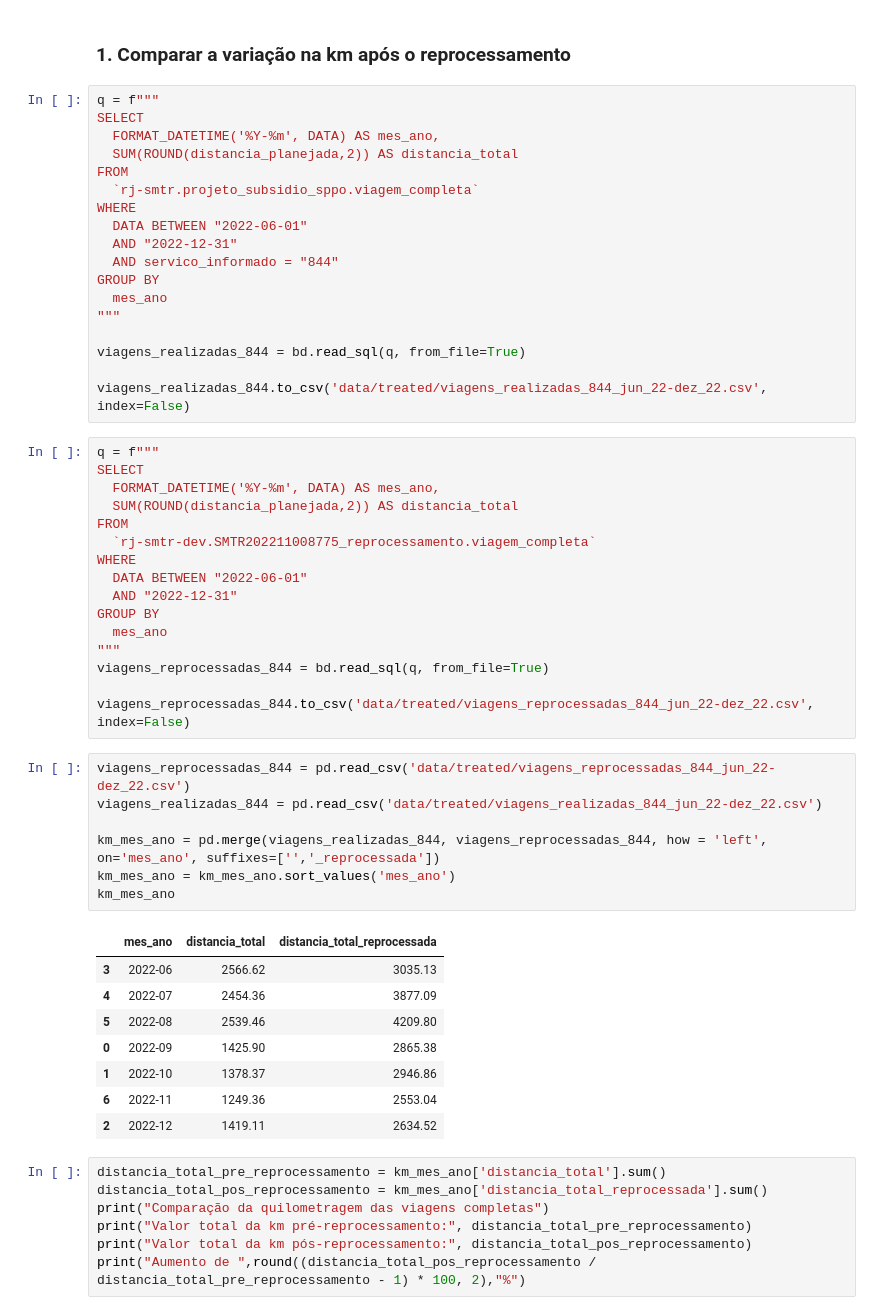
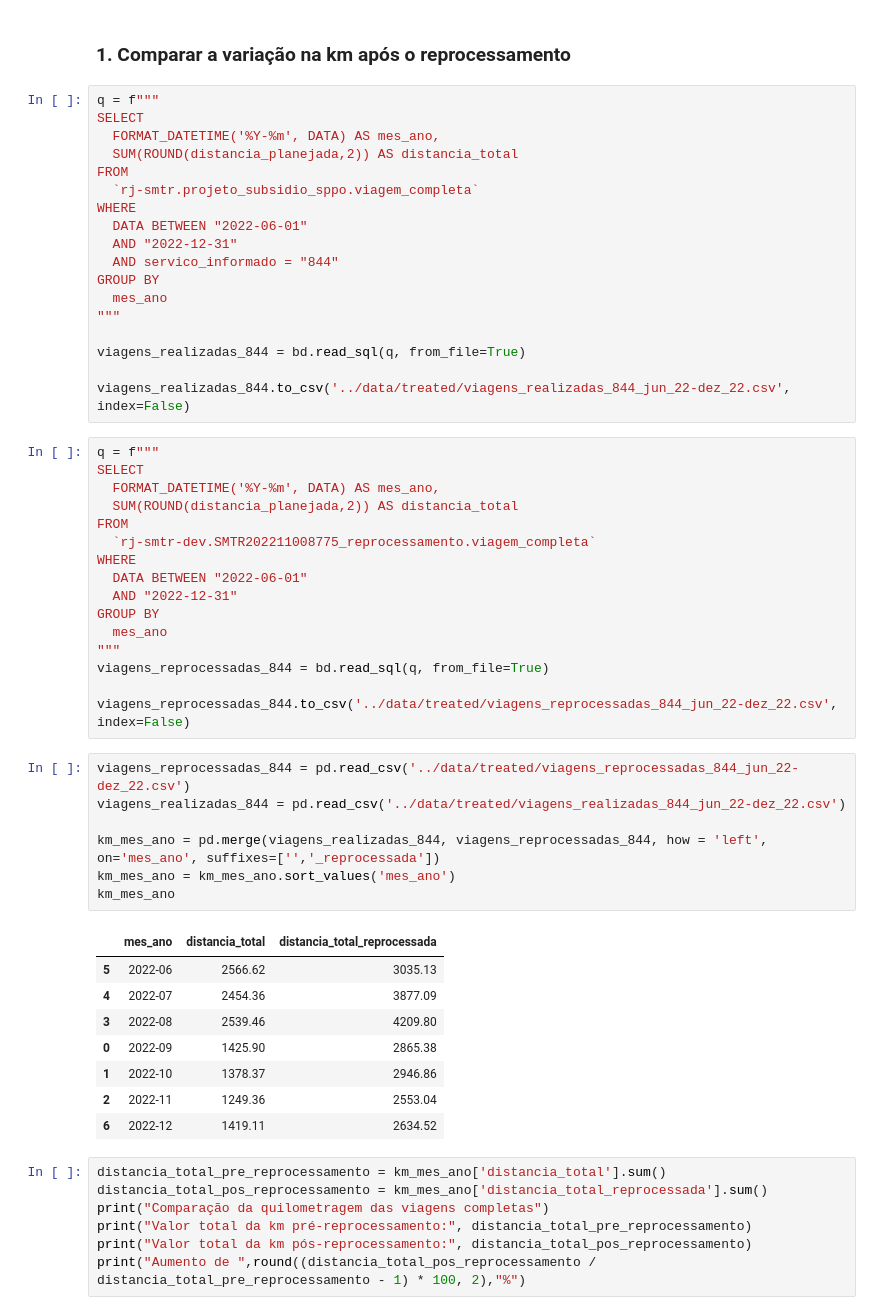
Before and after one commit to RJ-SMTR/subsidio_recursos, a Jupyter notebook: SMTR202211008775_844_2022-11-30/notebooks/2_reprocessamento_844.ipynb, the cells around one changed output. Drawn from its saved outputs; the diff is of its cells as text.

```diff
--- a/SMTR202211008775_844_2022-11-30/notebooks/2_reprocessamento_844.ipynb
+++ b/SMTR202211008775_844_2022-11-30/notebooks/2_reprocessamento_844.ipynb
@@ -82,7 +80,7 @@ GROUP BY
 
 viagens_realizadas_844 = bd.read_sql(q, from_file=True)
 
-viagens_realizadas_844.to_csv('data/treated/viagens_realizadas_844_jun_22-dez_22.csv', index=False)
+viagens_realizadas_844.to_csv('../data/treated/viagens_realizadas_844_jun_22-dez_22.csv', index=False)
 # %%
 q = f"""
 SELECT
@@ -98,23 +96,23 @@ GROUP BY
 """
 viagens_reprocessadas_844 = bd.read_sql(q, from_file=True)
 
-viagens_reprocessadas_844.to_csv('data/treated/viagens_reprocessadas_844_jun_22-dez_22.csv', index=False)
+viagens_reprocessadas_844.to_csv('../data/treated/viagens_reprocessadas_844_jun_22-dez_22.csv', index=False)
 # %%
-viagens_reprocessadas_844 = pd.read_csv('data/treated/viagens_reprocessadas_844_jun_22-dez_22.csv')
-viagens_realizadas_844 = pd.read_csv('data/treated/viagens_realizadas_844_jun_22-dez_22.csv')
+viagens_reprocessadas_844 = pd.read_csv('../data/treated/viagens_reprocessadas_844_jun_22-dez_22.csv')
+viagens_realizadas_844 = pd.read_csv('../data/treated/viagens_realizadas_844_jun_22-dez_22.csv')
 
 km_mes_ano = pd.merge(viagens_realizadas_844, viagens_reprocessadas_844, how = 'left', on='mes_ano', suffixes=['','_reprocessada'])
 km_mes_ano = km_mes_ano.sort_values('mes_ano')
 km_mes_ano
 # %% [output]
 |  | mes_ano | distancia_total | distancia_total_reprocessada |
-| 3 | 2022-06 | 2566.62 | 3035.13 |
+| 5 | 2022-06 | 2566.62 | 3035.13 |
 | 4 | 2022-07 | 2454.36 | 3877.09 |
-| 5 | 2022-08 | 2539.46 | 4209.80 |
+| 3 | 2022-08 | 2539.46 | 4209.80 |
 | 0 | 2022-09 | 1425.90 | 2865.38 |
 | 1 | 2022-10 | 1378.37 | 2946.86 |
-| 6 | 2022-11 | 1249.36 | 2553.04 |
-| 2 | 2022-12 | 1419.11 | 2634.52 |
+| 2 | 2022-11 | 1249.36 | 2553.04 |
+| 6 | 2022-12 | 1419.11 | 2634.52 |
 # %%
 distancia_total_pre_reprocessamento = km_mes_ano['distancia_total'].sum()
 distancia_total_pos_reprocessamento = km_mes_ano['distancia_total_reprocessada'].sum()
```
Also changed, not shown: parts of 9 cells of this notebook, 15 other files.
